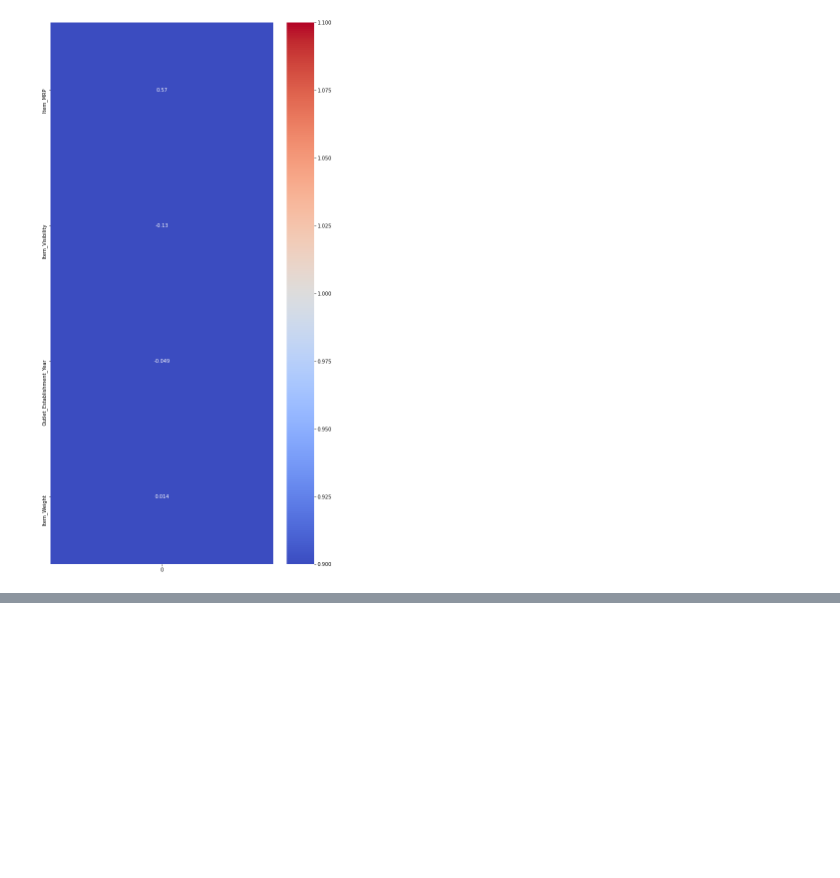
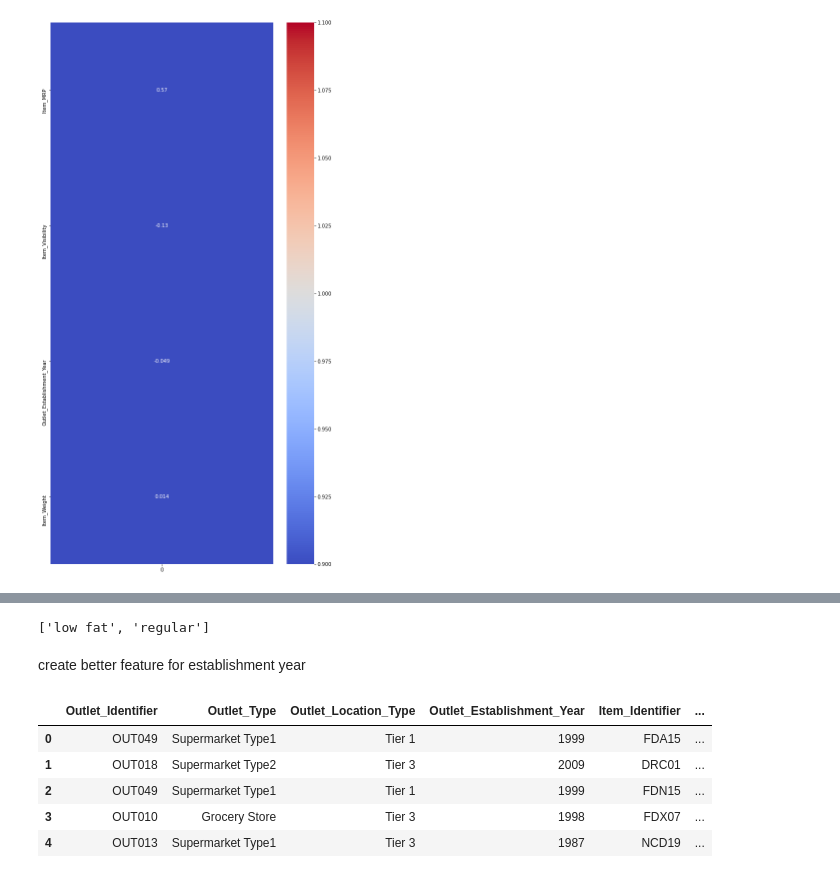
Before and after one commit to yammy20/DataScienceProjects, a Jupyter notebook: BigSmartSalesSet/BigSmartSales.ipynb, the cells around one changed output, grey strips where cells are left out. Cells and saved outputs as stored; diff of their text form; code cells hidden in the pictures; blank space fills up the shorter version.

```diff
--- a/BigSmartSalesSet/BigSmartSales.ipynb
+++ b/BigSmartSalesSet/BigSmartSales.ipynb
@@ -182,0 +159,9 @@ unique_values_by_feature(df_ordered_cols)
+# %%
+def clean_Item_Fat(x: str) -> str:
+    cleaned_x = x.lower()
+    if (cleaned_x == 'lf'):
+        return 'low fat'
+    elif (cleaned_x == 'reg'):
+        return 'regular'
+    else:
+        return cleaned_x
@@ -183,2 +170,18 @@ unique_values_by_feature(df_ordered_cols)
+# %%
+unique_categories_by_feature = unique_values_by_feature(df_ordered_cols)
+unique_categories_by_feature['Corrected_Item_Fat_Content']
+# %% [output]
+['low fat', 'regular']
+# %% [markdown]
+create better feature for establishment year
 # %%
 df_ordered_cols['Years_In_Business'] = df_ordered_cols['Outlet_Establishment_Year'] - df_ordered_cols['Outlet_Establishment_Year'].min()
+# %%
+df_ordered_cols.head()
+# %% [output]
+|  | Outlet_Identifier | Outlet_Type | Outlet_Location_Type | Outlet_Establishment_Year | Item_Identifier | ... |
+| 0 | OUT049 | Supermarket Type1 | Tier 1 | 1999 | FDA15 | ... |
+| 1 | OUT018 | Supermarket Type2 | Tier 3 | 2009 | DRC01 | ... |
+| 2 | OUT049 | Supermarket Type1 | Tier 1 | 1999 | FDN15 | ... |
+| 3 | OUT010 | Grocery Store | Tier 3 | 1998 | FDX07 | ... |
+| 4 | OUT013 | Supermarket Type1 | Tier 3 | 1987 | NCD19 | ... |
```
Also changed, not shown: parts of 23 cells of this notebook.
